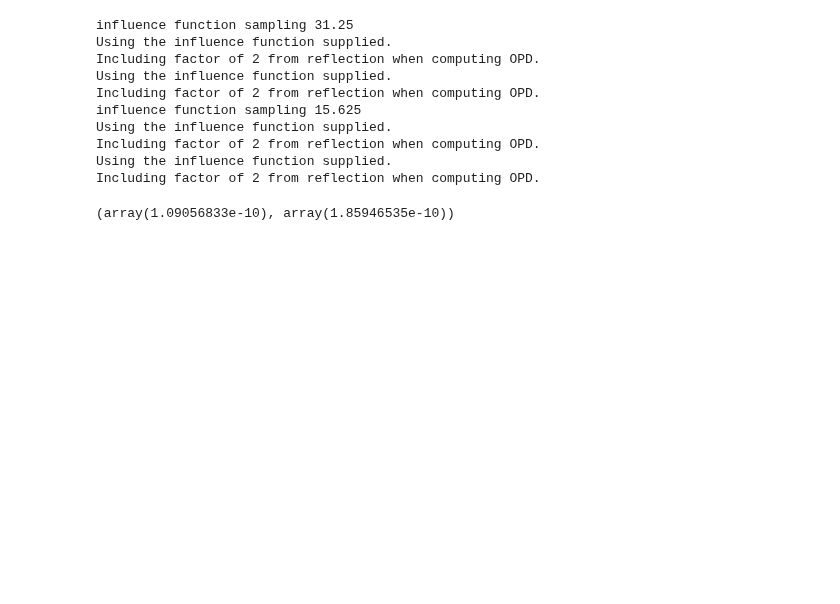
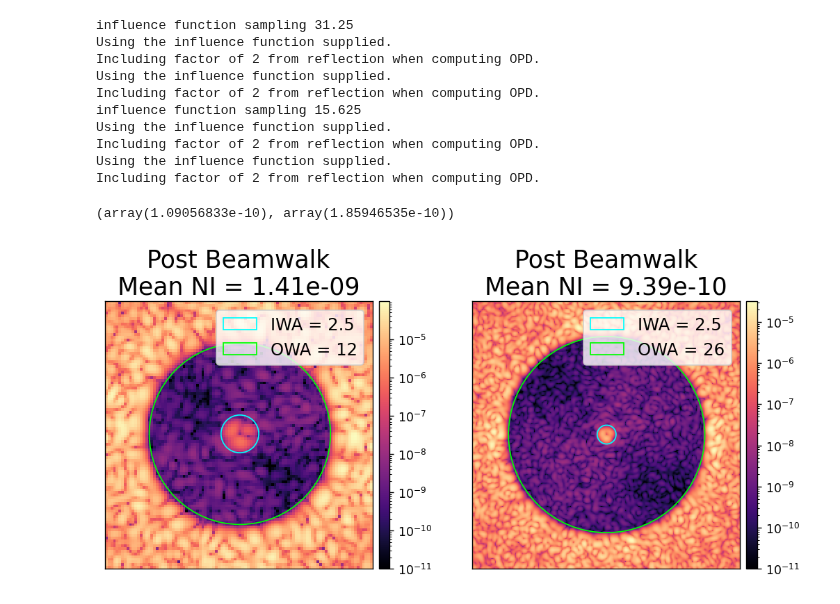
Before and after one commit to kian1377/apra-howfsc-models, a Jupyter notebook: notebooks/plot.ipynb, the cells around one changed output. Saved outputs shown, nothing was run; the diff lists cells and outputs as text; code cells hidden in the pictures; blank space fills up the shorter version.

```diff
--- a/notebooks/plot.ipynb
+++ b/notebooks/plot.ipynb
@@ -61,4 +61,32 @@ mean_ni_big = xp.mean(post_bw_small_dm_ims[-2][control_mask_small])
 mean_ni_small, mean_ni_big
 # %% [output]
 (array(1.09056833e-10), array(1.85946535e-10))
+# %%
+
+mean_ni_small = xp.mean(post_bw_small_dm_ims[0][control_mask_small])
+mean_ni_big = xp.mean(post_bw_big_dm_ims[0][control_mask_big])
+mean_ni_small, mean_ni_big
+
+pxscl = model_small.psf_pixelscale_lamD
+fig,ax = imshow2(post_bw_small_dm_ims[0], post_bw_big_dm_ims[0], cmap1='magma', cmap2='magma',
+                lognorm=True, vmin1=1e-11, vmin2=1e-11,
+                pxscl=pxscl,
+                patches1=[Circle((pxscl/2, pxscl/2), 2.5, fill=False, color='cyan', label='IWA = 2.5'),
+                         Circle((pxscl/2, pxscl/2), 12, fill=False, color='lime', label='OWA = 12'),],
+                patches2=[Circle((pxscl/2, pxscl/2), 2.5, fill=False, color='cyan', label='IWA = 2.5'),
+                         Circle((pxscl/2, pxscl/2), 26, fill=False, color='lime', label='OWA = 26'),],
+                display_fig=False, return_fig=True,)
+ax[0].legend(loc='upper right', fontsize=14)
+ax[1].legend(loc='upper right', fontsize=14)
+ax[0].set_title(f'Post Beamwalk\nMean NI = {mean_ni_small:.2e}', fontsize=20)
+ax[1].set_title(f'Post Beamwalk\nMean NI = {mean_ni_big:.2e}', fontsize=20)
+ticks = np.linspace(-15,15,7)
+ticks = []
+ax[0].set_xticks(ticks)
+ax[0].set_yticks(ticks)
+ax[1].set_xticks(ticks)
+ax[1].set_yticks(ticks)
+display(fig)
+# %% [output]
+[figure, added]
 # %%
```
Also changed, not shown: parts of 1 cell of this notebook, 2 other files.
